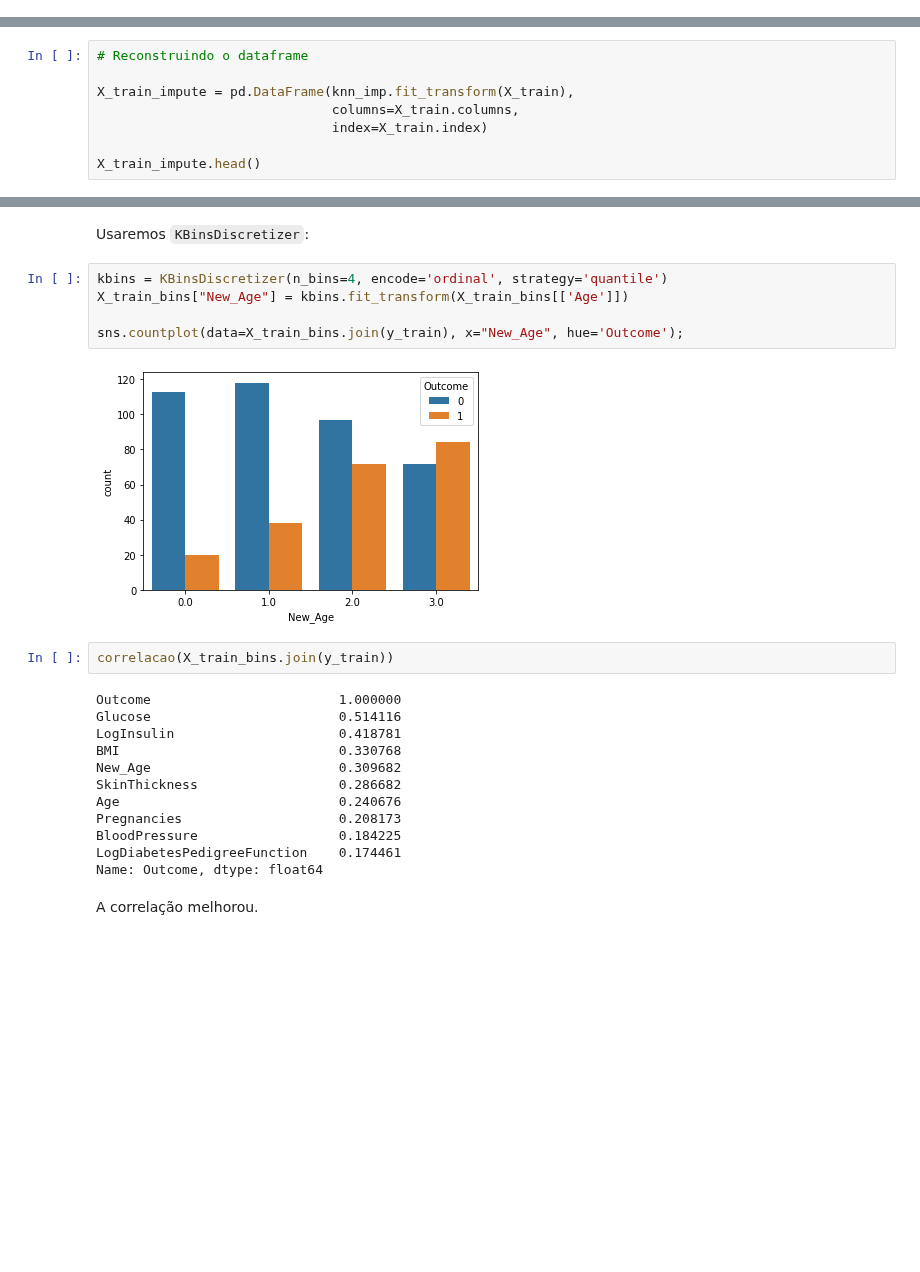
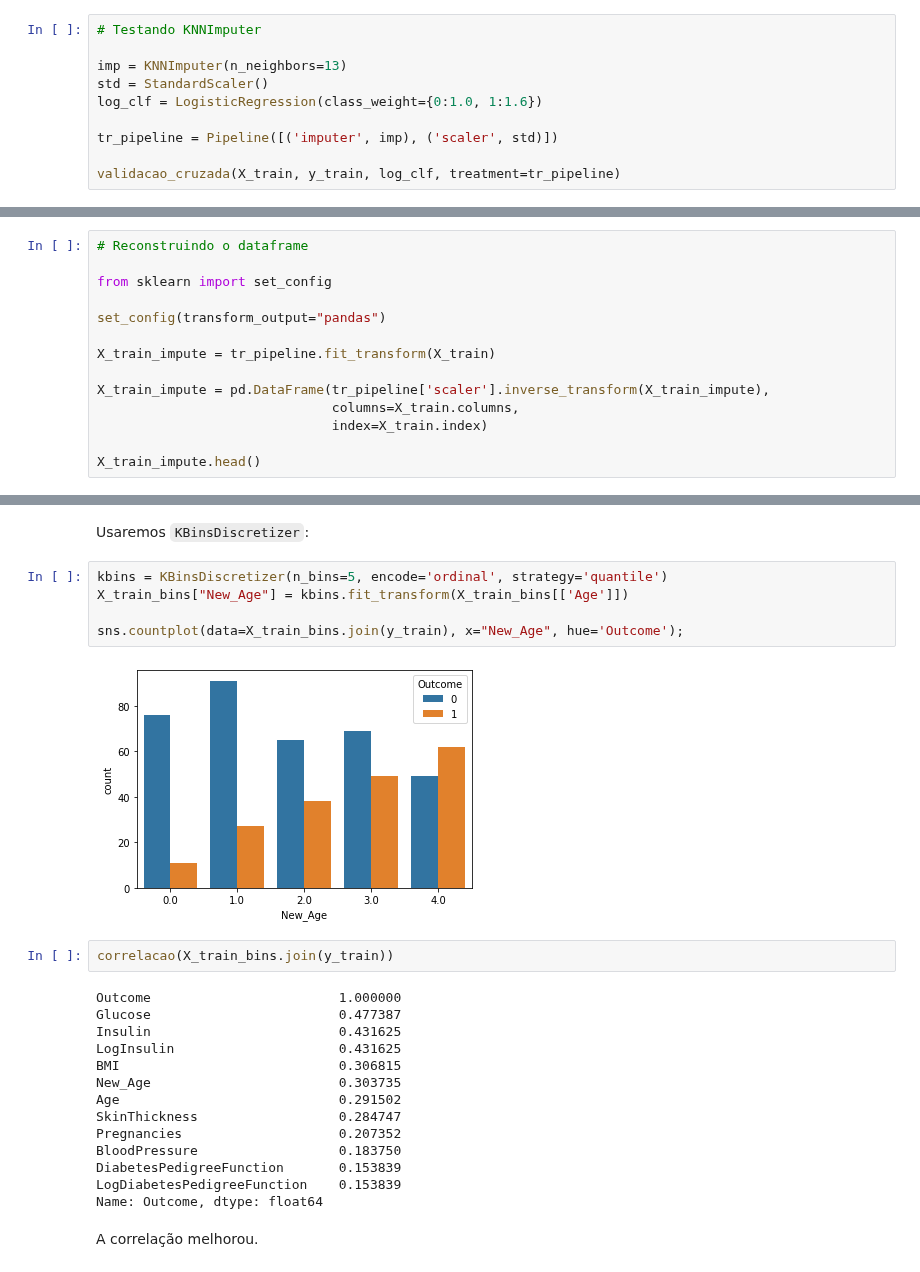
Before and after one commit to franklinzppa/diabetes-classification, a Jupyter notebook: diabetes-clf.ipynb, the cells around one changed output, grey strips where cells are left out. Saved outputs shown, nothing was run; the diff lists cells and outputs as text; blank space fills up the shorter version.

```diff
--- a/diabetes-clf.ipynb
+++ b/diabetes-clf.ipynb
@@ -851,0 +868,10 @@ Recall médio: 0.6731 (std=0.0311)
+# %%
+# Testando KNNImputer
+
+imp = KNNImputer(n_neighbors=13)
+std = StandardScaler()
+log_clf = LogisticRegression(class_weight={0:1.0, 1:1.6})
+
+tr_pipeline = Pipeline([('imputer', imp), ('scaler', std)])
+
+validacao_cruzada(X_train, y_train, log_clf, treatment=tr_pipeline)
@@ -854,7 +886,13 @@ Vamos usar o tratamento do `KNNImputer` com a `n_neighbors=15`. Antes de prosseg
 # %%
 # Reconstruindo o dataframe
 
-X_train_impute = pd.DataFrame(knn_imp.fit_transform(X_train),
+from sklearn import set_config
+
+set_config(transform_output="pandas")
+
+X_train_impute = tr_pipeline.fit_transform(X_train)
+
+X_train_impute = pd.DataFrame(tr_pipeline['scaler'].inverse_transform(X_train_impute),
                               columns=X_train.columns,
                               index=X_train.index)
 
@@ -1010,25 +1038,27 @@ X_train_bins.head()
 # %% [markdown]
 Usaremos `KBinsDiscretizer`:
 # %%
-kbins = KBinsDiscretizer(n_bins=4, encode='ordinal', strategy='quantile')
+kbins = KBinsDiscretizer(n_bins=5, encode='ordinal', strategy='quantile')
 X_train_bins["New_Age"] = kbins.fit_transform(X_train_bins[['Age']])
 
 sns.countplot(data=X_train_bins.join(y_train), x="New_Age", hue='Outcome');
 # %% [output]
-[figure, old version]
+[figure, new version]
 # %%
 correlacao(X_train_bins.join(y_train))
 # %% [output]
 Outcome                        1.000000
-Glucose                        0.514116
-LogInsulin                     0.418781
-BMI                            0.330768
-New_Age                        0.309682
-SkinThickness                  0.286682
-Age                            0.240676
-Pregnancies                    0.208173
-BloodPressure                  0.184225
-LogDiabetesPedigreeFunction    0.174461
+Glucose                        0.477387
+Insulin                        0.431625
+LogInsulin                     0.431625
+BMI                            0.306815
+New_Age                        0.303735
+Age                            0.291502
+SkinThickness                  0.284747
+Pregnancies                    0.207352
+BloodPressure                  0.183750
+DiabetesPedigreeFunction       0.153839
+LogDiabetesPedigreeFunction    0.153839
 Name: Outcome, dtype: float64
 # %% [markdown]
 A correlação melhorou.
```
Also changed, not shown: parts of 68 cells of this notebook.
